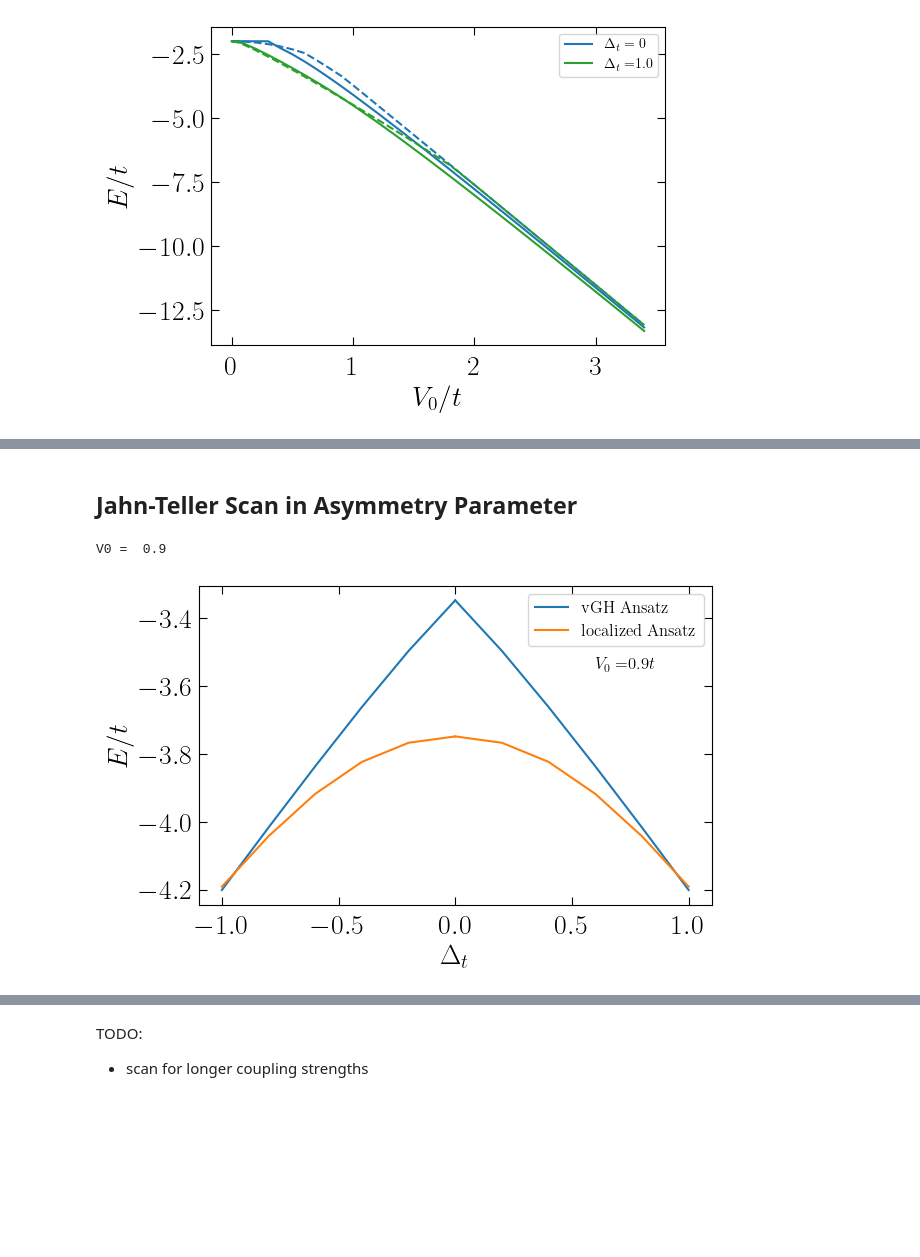
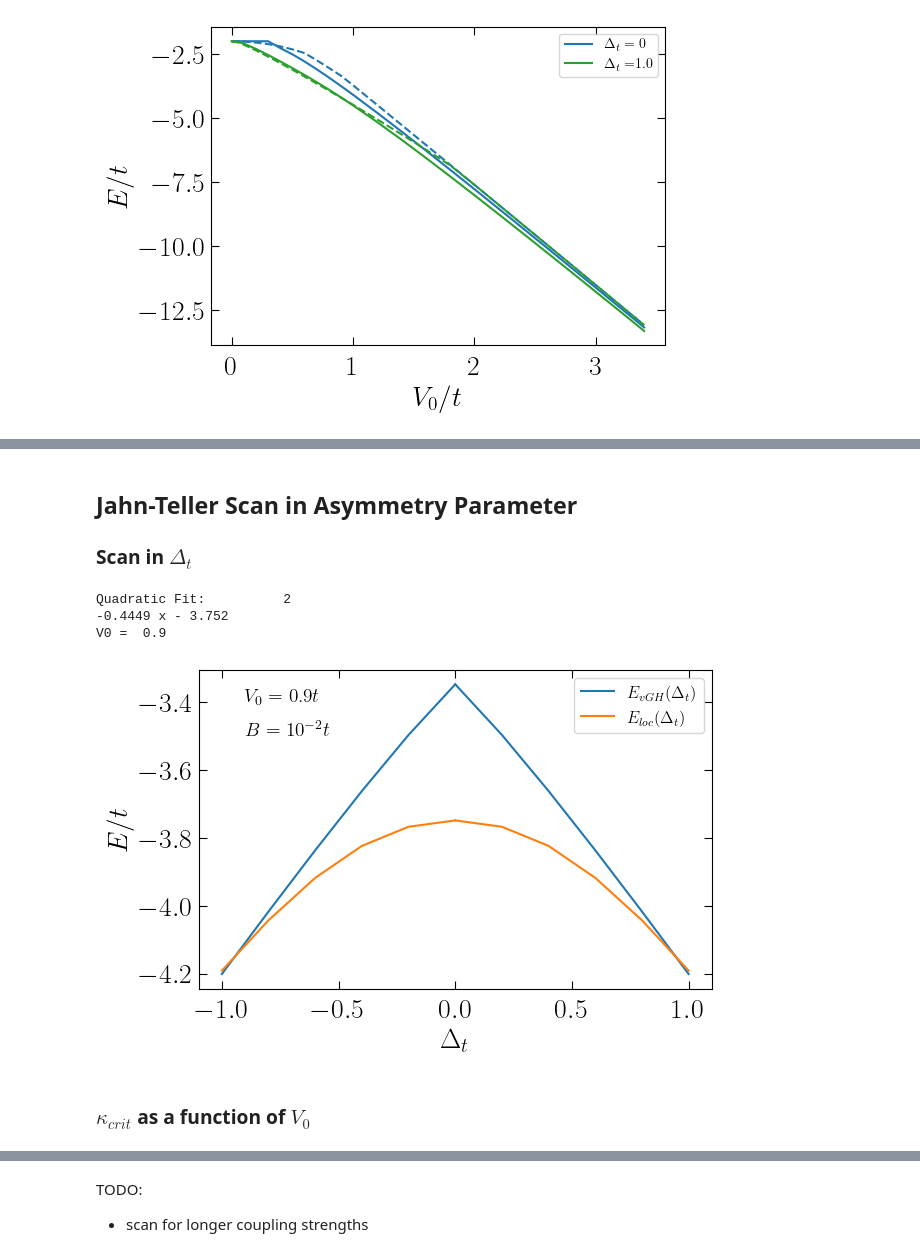
Before and after one commit to Progklui/rotor_lattice_models, a Jupyter notebook: localized_2d_analysis.ipynb, the cells around one changed output, grey strips where cells are left out. Saved outputs shown, nothing was run; the diff lists cells and outputs as text; code cells hidden in the pictures; blank space fills up the shorter version.

```diff
--- a/localized_2d_analysis.ipynb
+++ b/localized_2d_analysis.ipynb
@@ -90,7 +90,7 @@ def get_state_e_loc_data(dir,Mx,My,tx_arr,ty_arr,B,V_0_arr):
         Tx_arr[i] = Tx_flp
         Ty_arr[i] = Ty_flp
 
-    return e_arr, e_T_arr, e_B_arr, e_V_arr, Tx_arr, Ty_arr
+    return e_arr, e_tun_arr, e_T_arr, e_B_arr, e_V_arr, Tx_arr, Ty_arr
 
 def get_wfn_loc_for_coupling(dir,Mx,My,tx,ty,B,V_0):
     e_arr = np.zeros(len(V_0_arr), dtype=complex)
@@ -374,4 +278,4 @@ qx=0.0
 qy=0.0
 
 dir='data_localized/'
-e_arr, e_T_arr, e_B_arr, e_V_arr, Tx_arr, Ty_arr = get_state_e_loc_data(dir=dir,Mx=Mx,My=My,tx_arr=tx_arr,ty_arr=ty_arr,B=B,V_0_arr=V_0_arr)
+e_arr, e_tun_arr, e_T_arr, e_B_arr, e_V_arr, Tx_arr, Ty_arr = get_state_e_loc_data(dir=dir,Mx=Mx,My=My,tx_arr=tx_arr,ty_arr=ty_arr,B=B,V_0_arr=V_0_arr)
@@ -758,37 +794,56 @@ plt.savefig('img_results/comp_vgh_loc_energies.svg', bbox_inches='tight', dpi=50
 # %% [markdown]
 ## Jahn-Teller Scan in Asymmetry Parameter
+### Scan in $\Delta_t$
 # %%
 #e_gs_vgh - e_arr
 delta_t_arr = tx_arr-ty_arr
+
+i = 10
+x_fit = np.append(-delta_t_arr, delta_t_arr)
+y_fit = np.append(e_arr.T[i].real, e_arr.T[i].real)
+
+z_fit = np.polyfit(x_fit, y_fit, 2)
+p = np.poly1d(z_fit)
+print('Quadratic Fit:', p)
+
+x_fitd = np.linspace(-delta_t_arr[-1], delta_t_arr[-1],100)
+y_fitd = p(x_fitd)
 
 A = 6
 plt.rc('figure', figsize=[46.82 * .5**(.5 * A), 33.11 * .5**(.5 * A)])
 plt.rc('text', usetex=True)
 plt.rc('font', family='serif')
 font_size = 20 # 14
 
 fig, ax = plt.subplots(figsize=[53 * .5**(.5 * A), 33.11 * .5**(.5 * A)])
 
 i = 10
 print("V0 = ", V_0_arr[i])
-plt.plot(delta_t_arr, e_gs_vgh.T[i].real, color='tab:blue', label=r'vGH Ansatz')
+plt.plot(delta_t_arr, e_gs_vgh.T[i].real, color='tab:blue', label=r'$E_{vGH}(\Delta_t)$')
 plt.plot(-delta_t_arr, e_gs_vgh.T[i].real, color='tab:blue')
 
-plt.plot(delta_t_arr, e_arr.T[i].real, color='tab:orange', label=r'localized Ansatz')
+plt.plot(delta_t_arr, e_arr.T[i].real, color='tab:orange', label=r'$E_{loc}(\Delta_t)$')
 plt.plot(-delta_t_arr, e_arr.T[i].real, color='tab:orange')
 
-ax.annotate(r'$V_0 =$'+str(V_0_arr[i])+r'$t$', xy=(0.6, -3.55), fontsize=0.6*font_size, color='black')
+#plt.plot(x_fitd, y_fitd, color='tab:grey', linestyle='dashed', alpha=0.8, label=r'quadratic fit')
+
+ax.annotate(r'$V_0 = $ '+str(V_0_arr[i])+r'$t$', xy=(-0.9, -3.4), fontsize=0.7*font_size, color='black')
+ax.annotate(r'$B = 10^{-2}t$', xy=(-0.9, -3.5), fontsize=0.7*font_size, color='black')
 
 plt.xlabel(r'$\Delta_t$', fontsize=font_size)
 plt.ylabel(r'$E/t$', fontsize=font_size)
 
 plt.tick_params(axis='x', direction='in', length=6, top=True, pad=7, labelsize=font_size) # 4
 plt.tick_params(axis='y', direction='in', length=6, right=True, labelsize=font_size)
 
 plt.tick_params(which='minor', axis='y', direction='in', right=True)
 
 plt.legend(fontsize=0.6*font_size)
-plt.savefig('img_results/pseudo_jahn_teller_vgh_loc.png', bbox_inches='tight', dpi=500, transparent=True)
+plt.savefig('img_results/pseudo_jahn_teller_vgh_loc.svg', bbox_inches='tight', dpi=500, transparent=True)
 # %% [output]
+Quadratic Fit:          2
+-0.4449 x - 3.752
 V0 =  0.9
-[figure, old version]
+[figure, new version]
+# %% [markdown]
+### $\kappa_{crit}$ as a function of $V_0$
```
Also changed, not shown: parts of 41 cells of this notebook, 2 other files.
